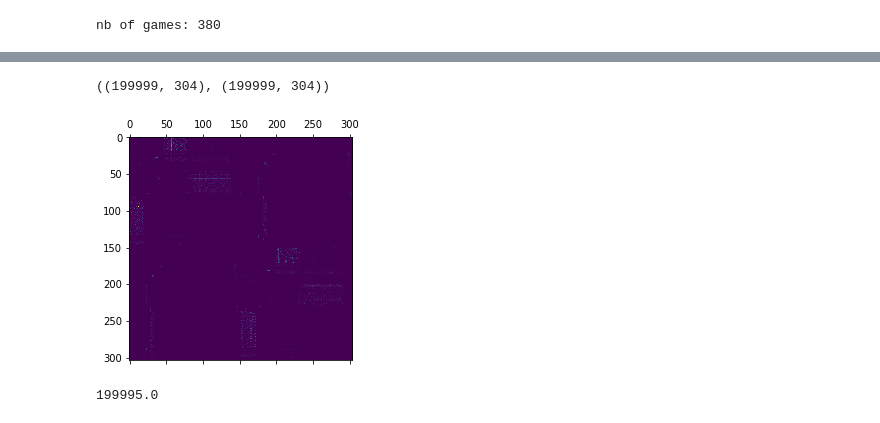
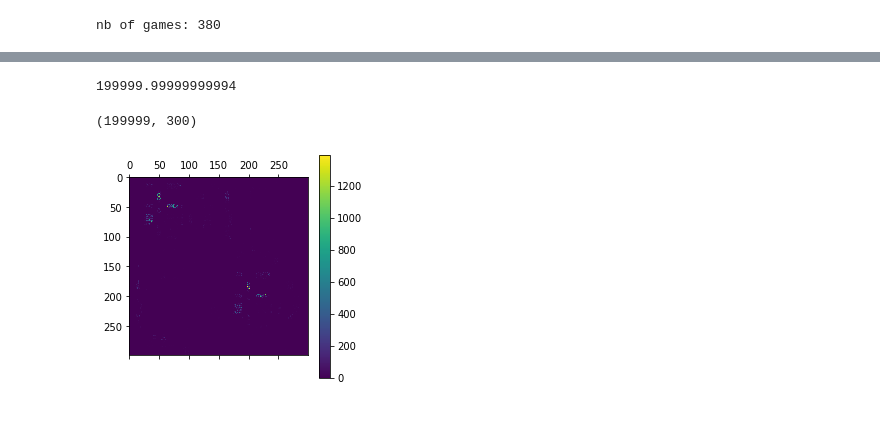
Before and after one commit to TomDecroos/atomic-spadl, a Jupyter notebook: pattern-notebooks/action-representation-gmm-Copy1.ipynb, the cells around one changed output, grey strips where cells are left out. Cells and saved outputs as stored; diff of their text form; code cells hidden in the pictures.

```diff
--- a/pattern-notebooks/action-representation-gmm-Copy1.ipynb
+++ b/pattern-notebooks/action-representation-gmm-Copy1.ipynb
@@ -128,0 +84,8 @@ class GaussianMixture(sklearn.mixture.base.BaseMixture)
+# %%
+#import np.linalg
+def covarnorm(gmm):
+    covars = gmm.covariances_
+    s = 0
+    for i in range(len(covars)):
+        s += np.linalg.norm(np.diag(covars[i]))
+    return s/len(covars)
@@ -128,0 +112,17 @@ class GaussianMixture(sklearn.mixture.base.BaseMixture)
+# %%
+import cvxpy as cp
+
+n = 150
+
+normcandidates = [(t,m,
+                   #/np.log(lns[t])
+                  ) for t,m,s in candidates]
+
+normcandidates = [(t,m,
+                   -covarnorm(m)#*(lns[t])
+                  ) for t,m,s in candidates]
+
+selected_candidates = pat.ilp_select_candidates(normcandidates,n,verbose=False)
+
+gmme = pat.GMMEnsemble(["x","y","dx","dy"],{k:m for k,m,s in selected_candidates})
+gmme.components()
@@ -137,22 +169,24 @@ for k, gmm in gmme.models.items():
 # %%
 probas = gmme.predict_proba(a)
-# %%
-prev = probas.values[:-1]
-nex = probas.values[1:]
-prev.shape,nex.shape
-# %% [output]
-((199999, 304), (199999, 304))
+# %%
+ucprobas = pat.uncouple_probabilities(probas,a.is_home.values)
+ucprobas
+ucprobas.values.sum()
+# %% [output]
+199999.99999999994
 # %%
-#prev = probs#np.set_printoptions(precision=3)
-#np.set_printoptions(suppress=True)
+prev = ucprobas.values[:-1]
+nex = ucprobas.values[1:]
+print(prev.shape)
 trans = np.dot(prev.T,nex)
-#trans /= trans.sum()
-#for i in range(len(trans)):
-    #p(trans[:,i].sum())
 plt.matshow(trans)
+plt.colorbar()
 plt.show()
-#trans = np.dot(trans.T,trans)
-trans.sum()#,prev.sum()
+trans /= trans.sum()
+# for i in range(len(trans[0])):
+#     trans[i,:] /= trans[i,:].sum()
+trans.sum()
+ori_trans = trans
 # %% [output]
+(199999, 300)
-[figure, old version]
+[figure, new version]
-199995.0
```
Also changed, not shown: parts of 36 cells of this notebook, 2 other files.
